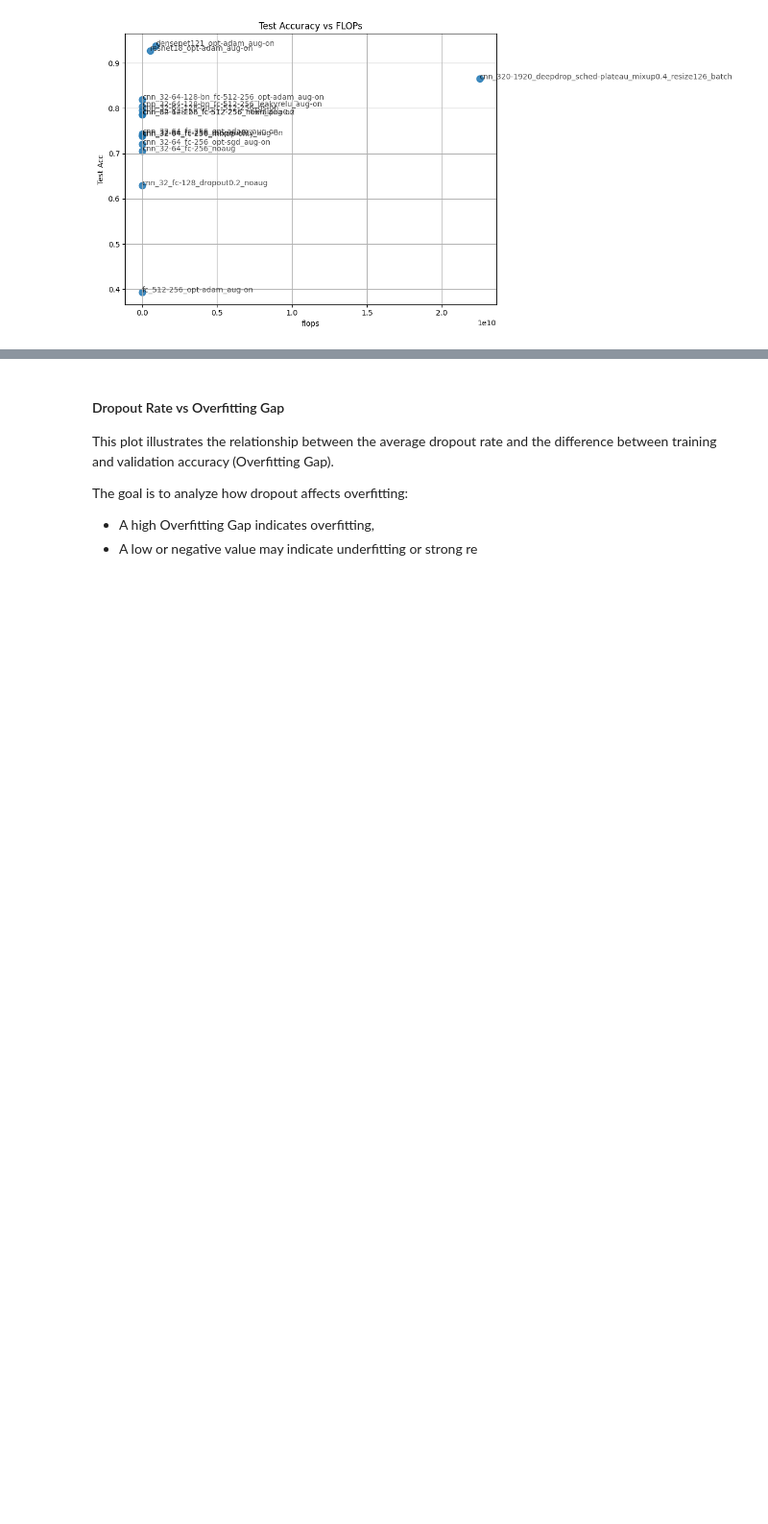
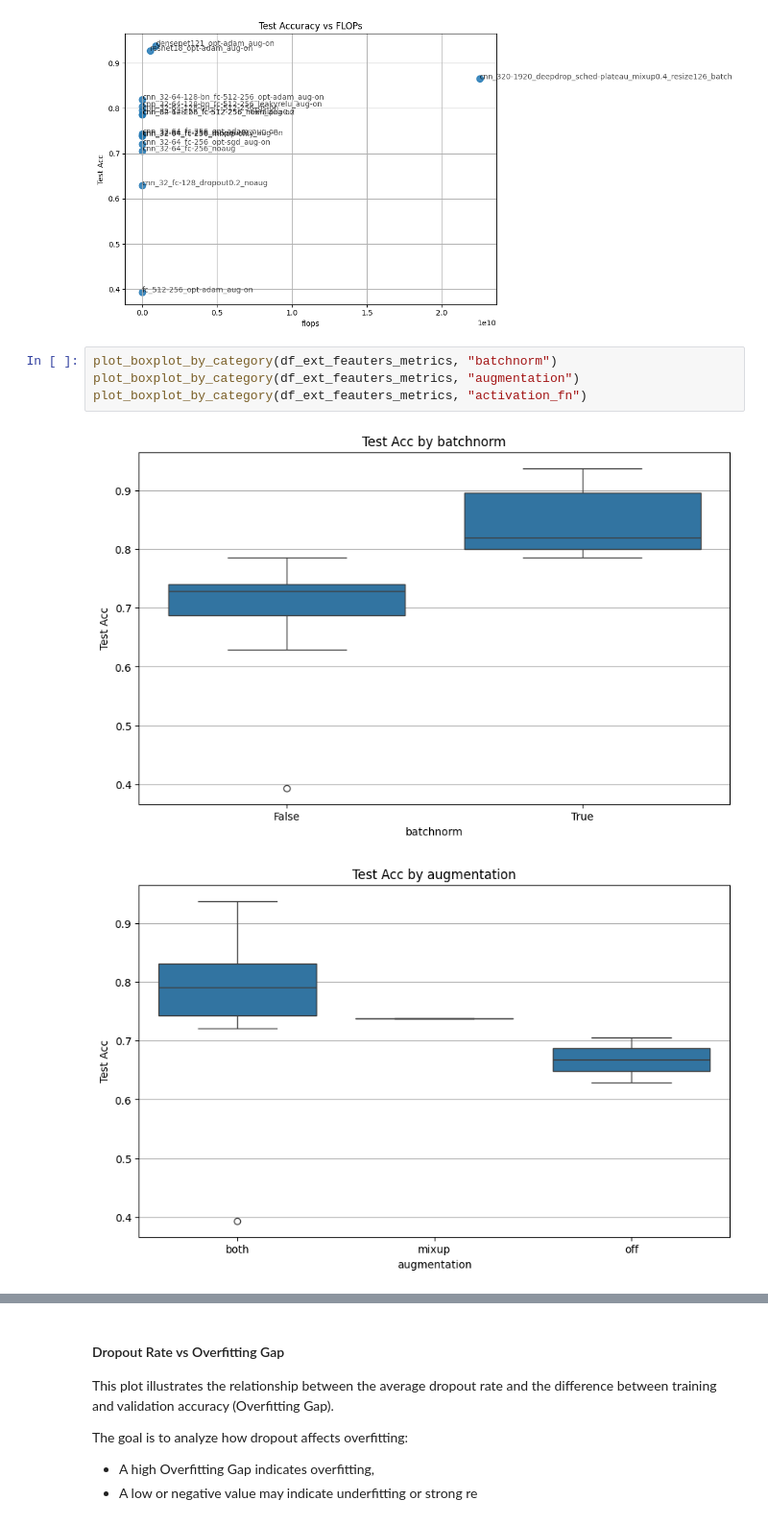
Before and after one commit to ayri77/CIFAR10-Torch-Classifier, a Jupyter notebook: notebooks/compare models.ipynb, the cells around one changed output, grey strips where cells are left out. Shown at 96% size. Cells and saved outputs as stored; diff of their text form; blank space fills up the shorter version.

```diff
--- a/notebooks/compare models.ipynb
+++ b/notebooks/compare models.ipynb
@@ -230,3 +230,10 @@ plot_scatter_metrics(
 )
 # %% [output]
 [figure]
+# %%
+plot_boxplot_by_category(df_ext_feauters_metrics, "batchnorm")
+plot_boxplot_by_category(df_ext_feauters_metrics, "augmentation")
+plot_boxplot_by_category(df_ext_feauters_metrics, "activation_fn")
+# %% [output]
+[figure, added]
+[figure, added]
```
Also changed, not shown: parts of 2 cells of this notebook.
